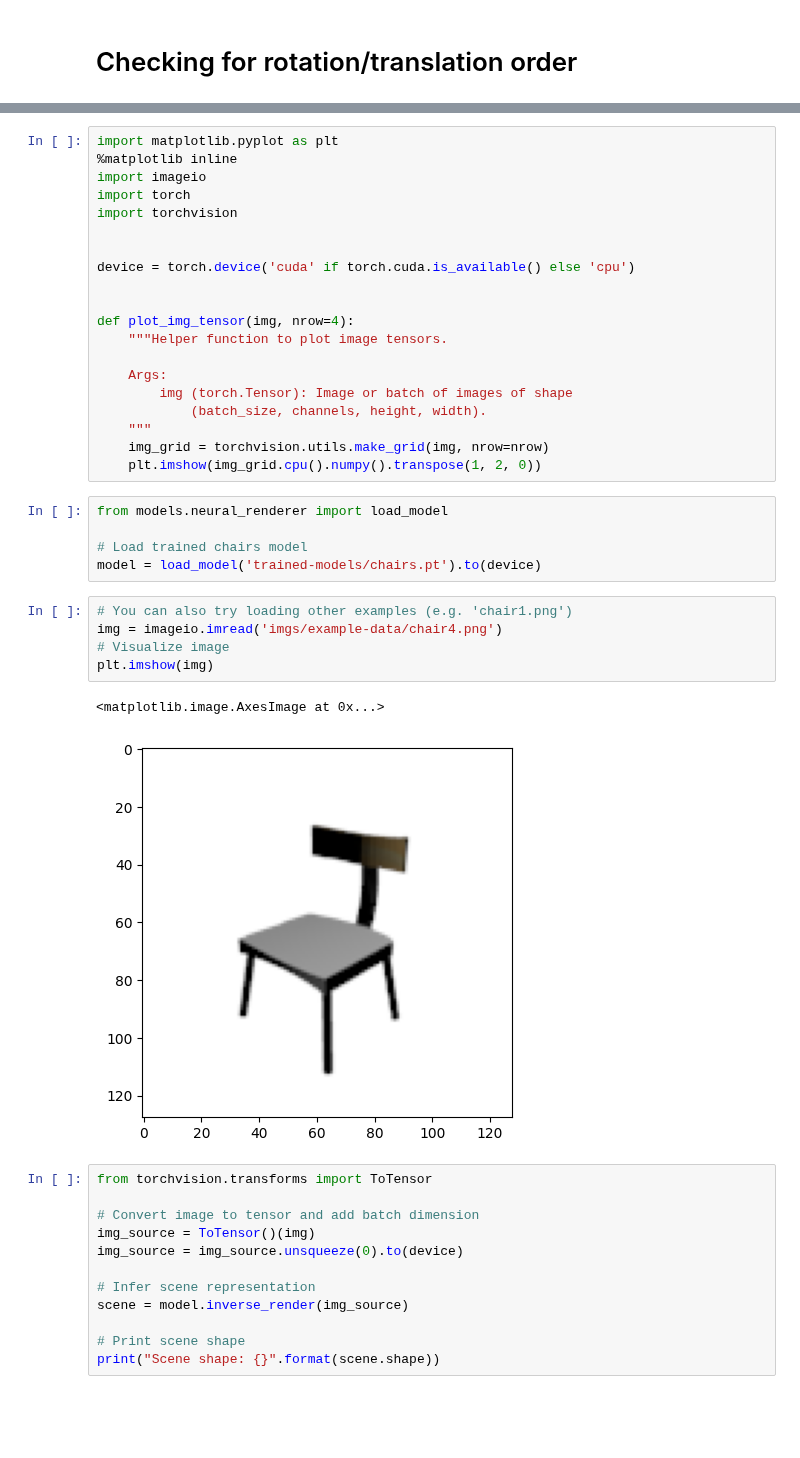
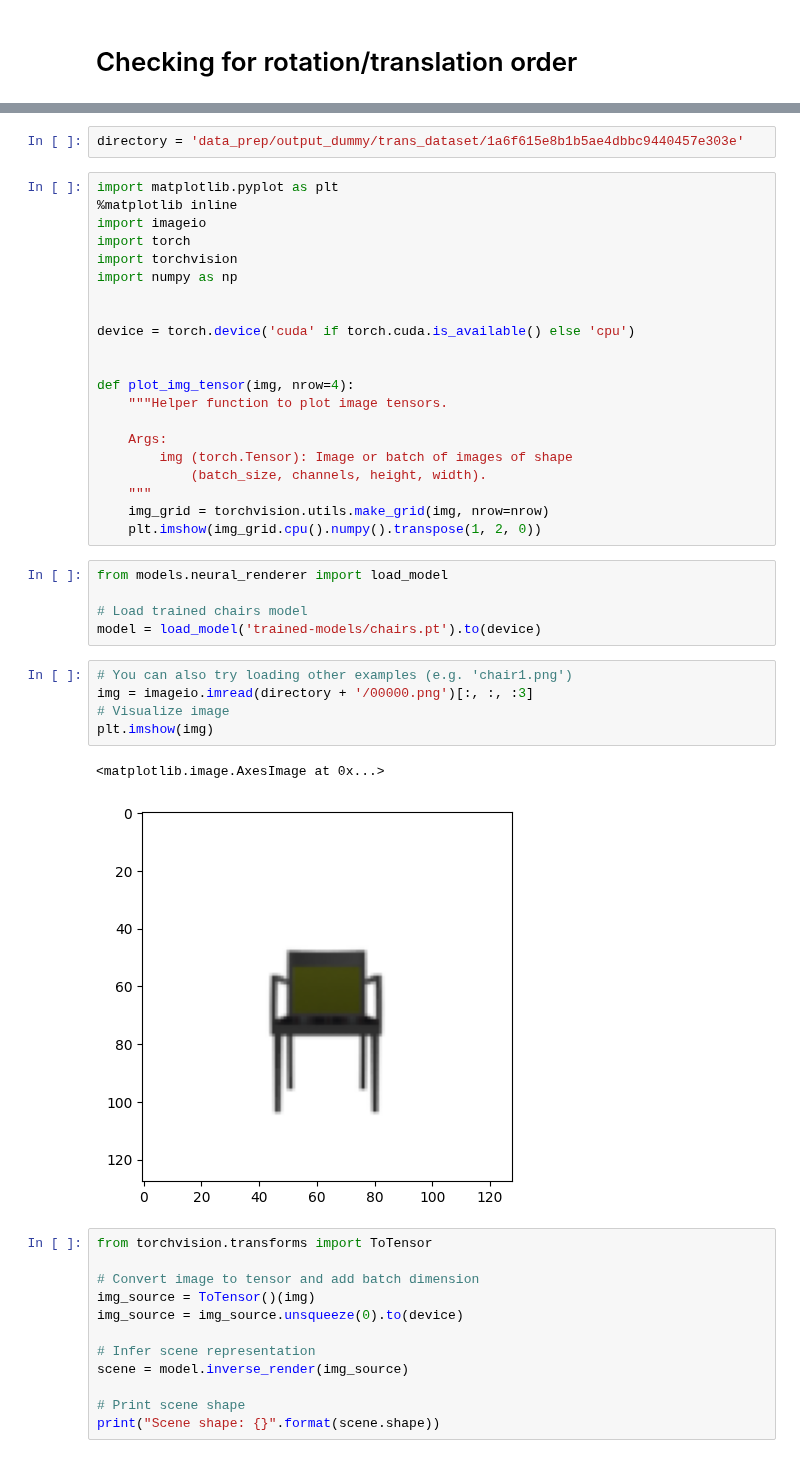
Before and after one commit to elidub/equiv-neural-rendering, a Jupyter notebook: roto_tranlation_order.ipynb, the cells around one changed output, grey strips where cells are left out. Drawn from its saved outputs; the diff is of its cells as text; blank space fills up the shorter version.

```diff
--- a/roto_tranlation_order.ipynb
+++ b/roto_tranlation_order.ipynb
@@ -38,9 +9,12 @@ print(rt)
+# %%
+directory = 'data_prep/output_dummy/trans_dataset/1a6f615e8b1b5ae4dbbc9440457e303e'
 # %%
 import matplotlib.pyplot as plt
 %matplotlib inline
 import imageio
 import torch
 import torchvision
+import numpy as np
 
 
 device = torch.device('cuda' if torch.cuda.is_available() else 'cpu')
@@ -62,12 +36,12 @@ from models.neural_renderer import load_model
 model = load_model('trained-models/chairs.pt').to(device)
 # %%
 # You can also try loading other examples (e.g. 'chair1.png')
-img = imageio.imread('imgs/example-data/chair4.png')
+img = imageio.imread(directory + '/00000.png')[:, :, :3]
 # Visualize image
 plt.imshow(img)
 # %% [output]
 <matplotlib.image.AxesImage at 0x...>
-[figure, old version]
+[figure, new version]
 # %%
 from torchvision.transforms import ToTensor
 
```
Also changed, not shown: parts of 15 cells of this notebook.
